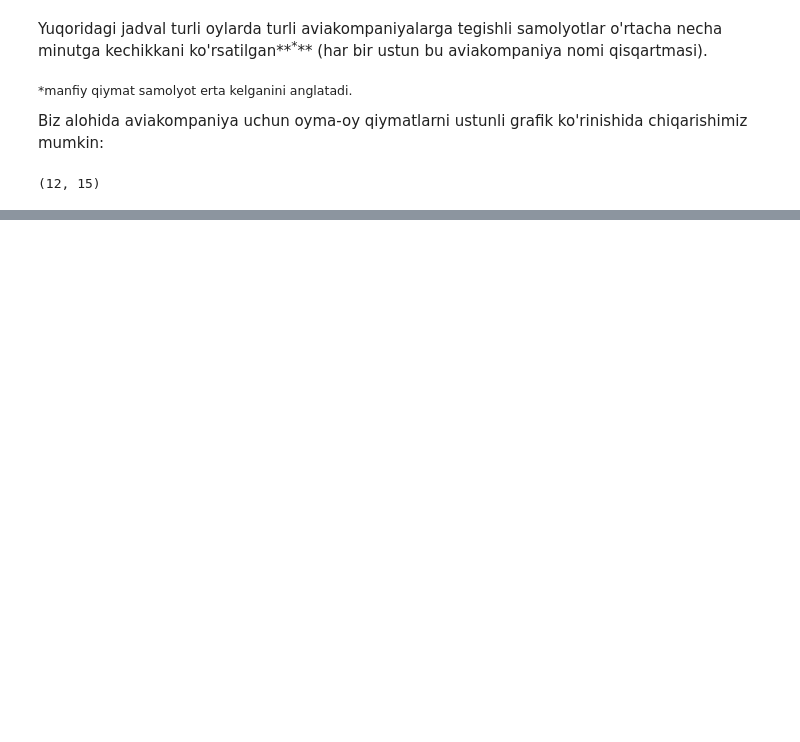
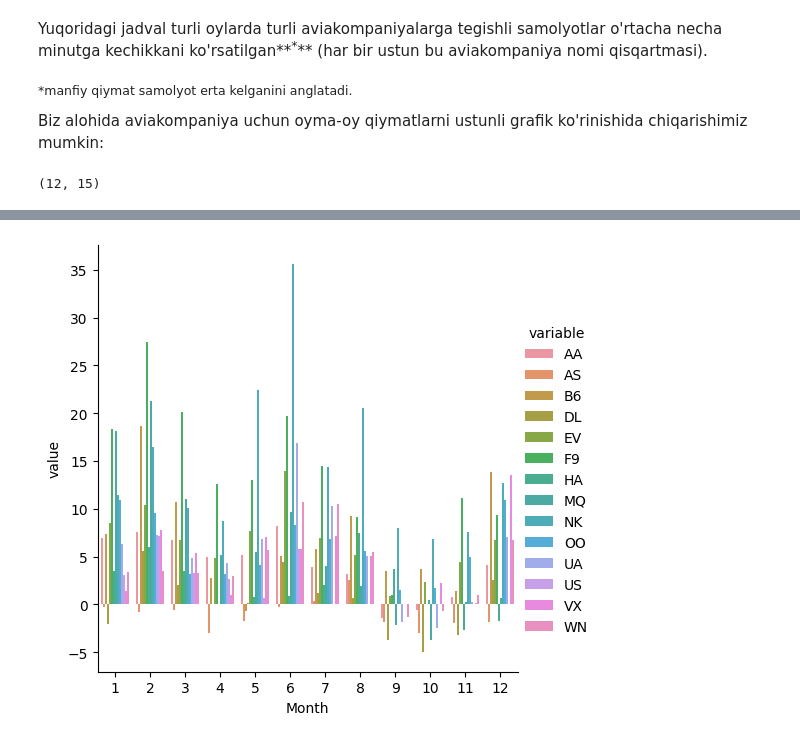
Before and after one commit to lazizrakhmat/DS-Visualization, a Jupyter notebook: 04_VISUAL_AMALIYOT_04_seaborn.ipynb, the cells around one changed output, grey strips where cells are left out. Cells and saved outputs as stored; diff of their text form; code cells hidden in the pictures; blank space fills up the shorter version.

Commit message:
catplot() and melt()

```diff
--- a/04_VISUAL_AMALIYOT_04_seaborn.ipynb
+++ b/04_VISUAL_AMALIYOT_04_seaborn.ipynb
@@ -61,0 +80,3 @@ df.shape
+# %%
+melted_df = df.melt(id_vars='Month', var_name='variable', value_name='value')
+melted_df
@@ -61,0 +97,5 @@ df.shape
+# %%
+sns.catplot(data=melted_df, kind="bar", x="Month", y="value", hue="variable")
+plt.show()
+# %% [output]
+[figure, added]
```
Also changed, not shown: parts of 9 cells of this notebook.
